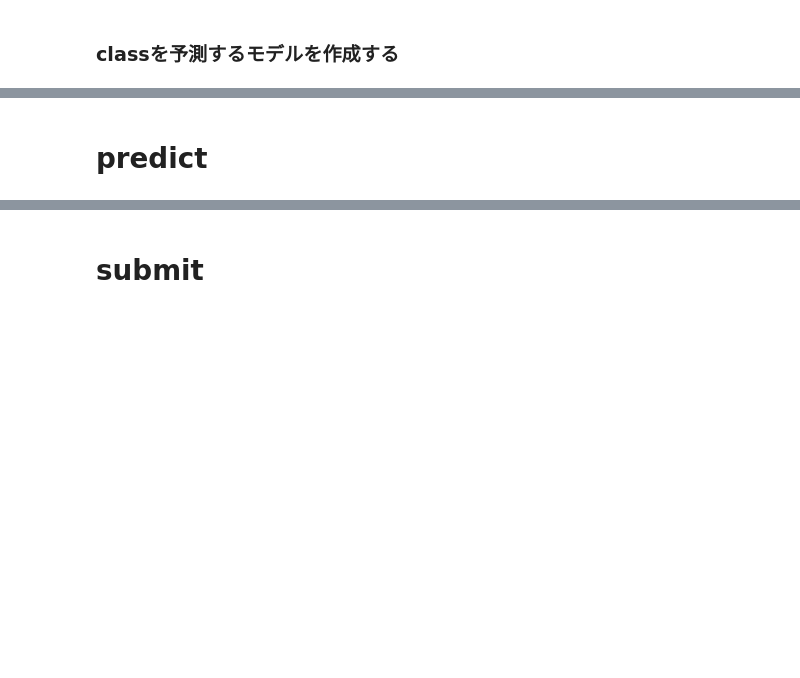
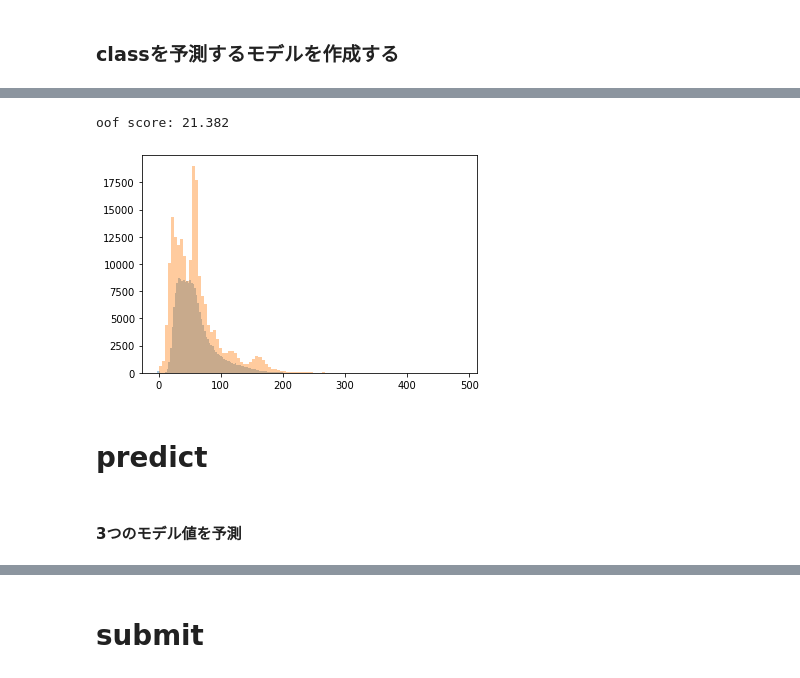
Before and after one commit to seven320/air_pollutants, a Jupyter notebook: FP020_018_3models.ipynb, the cells around one changed output, grey strips where cells are left out. Cells and saved outputs as stored; diff of their text form; code cells hidden in the pictures; blank space fills up the shorter version.

```diff
--- a/FP020_018_3models.ipynb
+++ b/FP020_018_3models.ipynb
@@ -1085,6 +1065,9 @@ models = []
 
 oof_df = train_df_[["id"]]
 oof_df["oof_class"] = -1
+oof_df["oof_class_p0"] = -1
+oof_df["oof_class_p1"] = -1
+oof_df["oof_class_p2"] = -1
 
 from lightgbm import early_stopping
 from lightgbm import log_evaluation
@@ -1092,21 +1075,14 @@ from lightgbm import log_evaluation
 test_df__ = copy.deepcopy(test_df_)
 
 for i in range(NUM_FOLDS):
+    model = get_tree_model("lgb")()
     train_data = train_df_[train_df_["kfold"] != i].reset_index(drop = True)
     valid_data = train_df_[train_df_["kfold"] == i].reset_index(drop = True)
     print("-" * 5 + f"FOLD {i + 1}/{NUM_FOLDS}" + "-"*5)
     print(f"train_data nums: {len(train_data)}, valid_data nums: {len(valid_data)}")
 
-    for c in cat_cols:
-        le = LabelEncoder()
-        le.fit(pd.concat([train_df_, test_df_])[c])
-        train_data[c] = le.transform(train_data[c])
-        valid_data[c] = le.transform(valid_data[c])
-        if i == 0:
-            test_df__[c] = le.transform(test_df_[c])
-
     model.train(
-        params,
+        class_params,
         train_params = train_params,
         X_train = train_data[use_cols],
         y_train = train_data[target_cols],
@@ -1125,3 +1101,4 @@ for i in range(NUM_FOLDS):
     )
 
     oof_df.loc[train_df_["kfold"] == i, "oof_class"] = np.argmax(oof, axis = 1)
+    oof_df.loc[train_df_["kfold"] == i, ["oof_class_p0", "oof_class_p1", "oof_class_p2"]] = oof
@@ -1128,2 +1123,18 @@ for i in range(NUM_FOLDS):
+# %%
+result = oof_df["oof_class_p0"] * oof_df_all["oof_model_0"] + oof_df["oof_class_p1"] * oof_df_all["oof_model_1"] + oof_df["oof_class_p2"] * oof_df_all["oof_model_2"]
+# %%
+oof_score = np.sqrt(mean_squared_error(train_df["pm25_mid"], result))
+oof_score = format(oof_score, ".3f")
+print(f"oof score: {oof_score}")
+# %% [output]
+oof score: 21.382
+# %%
+plt.hist(result, bins = 100, alpha = 0.4)
+plt.hist(train_df["pm25_mid"], bins = 100, alpha = 0.4)
+plt.show()
+# %% [output]
+[figure, added]
 # %% [markdown]
 # predict
+# %% [markdown]
+#### 3つのモデル値を予測
```
Also changed, not shown: parts of 35 cells of this notebook.
